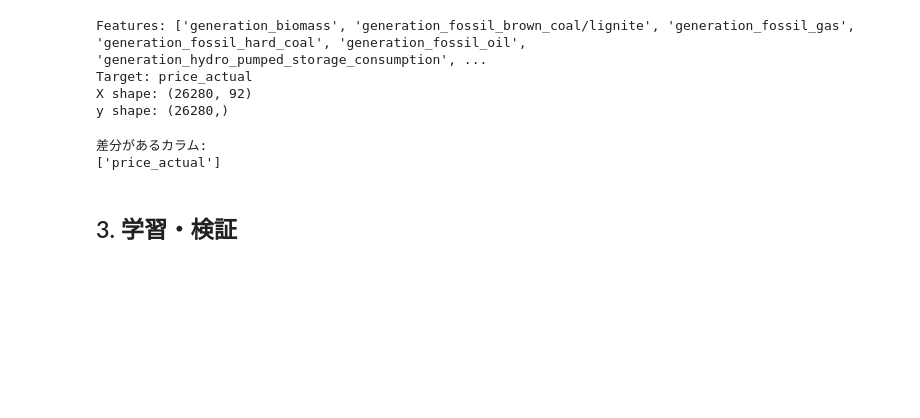
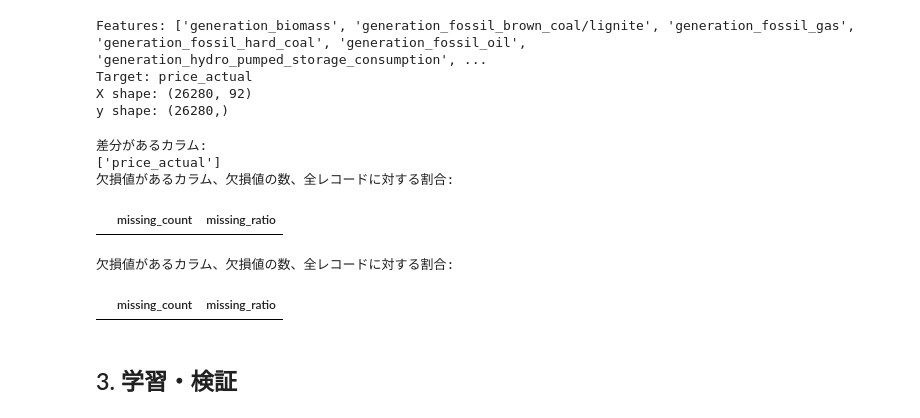
Before and after one commit to yukibefree/notebook, a Jupyter notebook: signate_smbc_202506/notebooks/05_sequential_prediction.ipynb, the cells around one changed output. Cells and saved outputs as stored; diff of their text form; code cells hidden in the pictures; blank space fills up the shorter version.

```diff
--- a/signate_smbc_202506/notebooks/05_sequential_prediction.ipynb
+++ b/signate_smbc_202506/notebooks/05_sequential_prediction.ipynb
@@ -74,11 +75,19 @@ y shape: (26280,)
 # %%
 # 学習とテストデータでカラムの構成に違いがないか確認
 diff_features = set(train.columns) - set(test.columns)
 print("差分があるカラム:")
 print(sorted(list(diff_features)))
+
+# 欠損値の確認
+check_missing_values(train)
+check_missing_values(test)
 # %% [output]
 差分があるカラム:
 ['price_actual']
+欠損値があるカラム、欠損値の数、全レコードに対する割合:
+|  | missing_count | missing_ratio |
+欠損値があるカラム、欠損値の数、全レコードに対する割合:
+|  | missing_count | missing_ratio |
 # %% [markdown]
 ## 3. 学習・検証
 # %%
```
Also changed, not shown: parts of 6 cells of this notebook, 8 other files.
